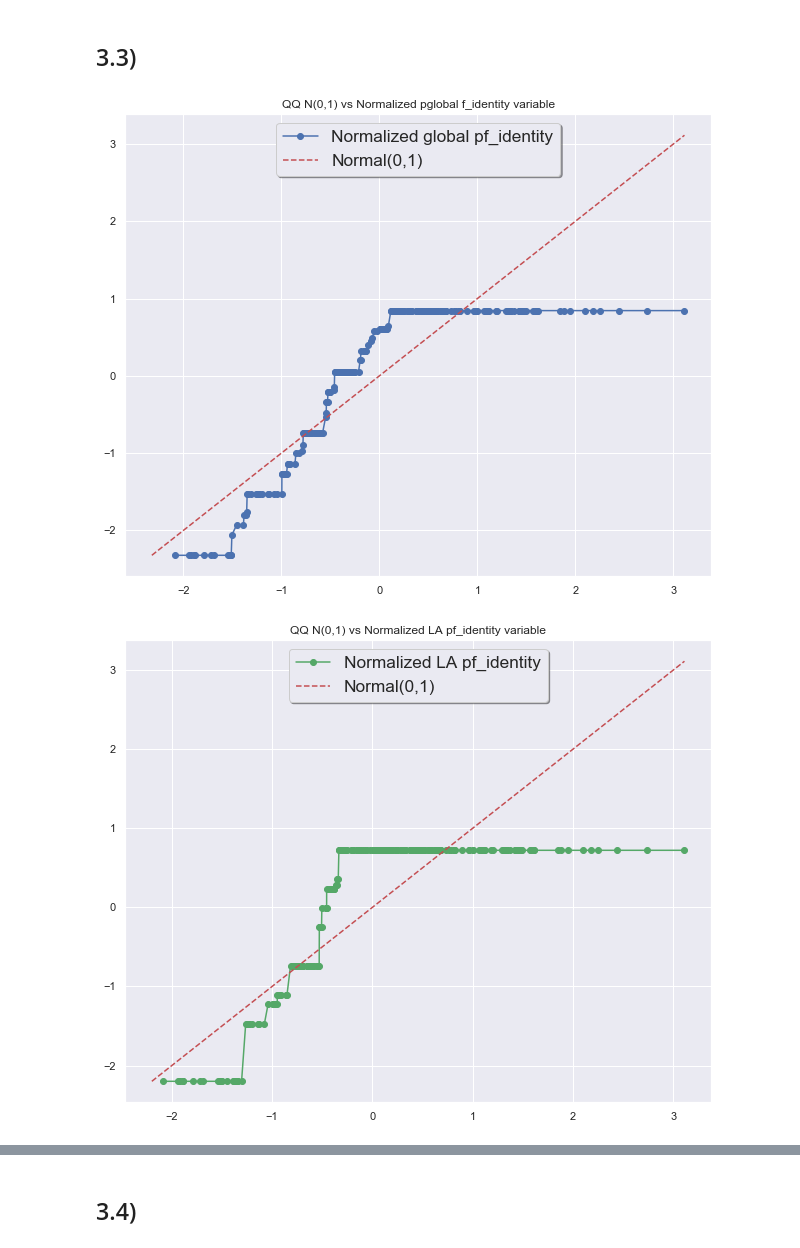
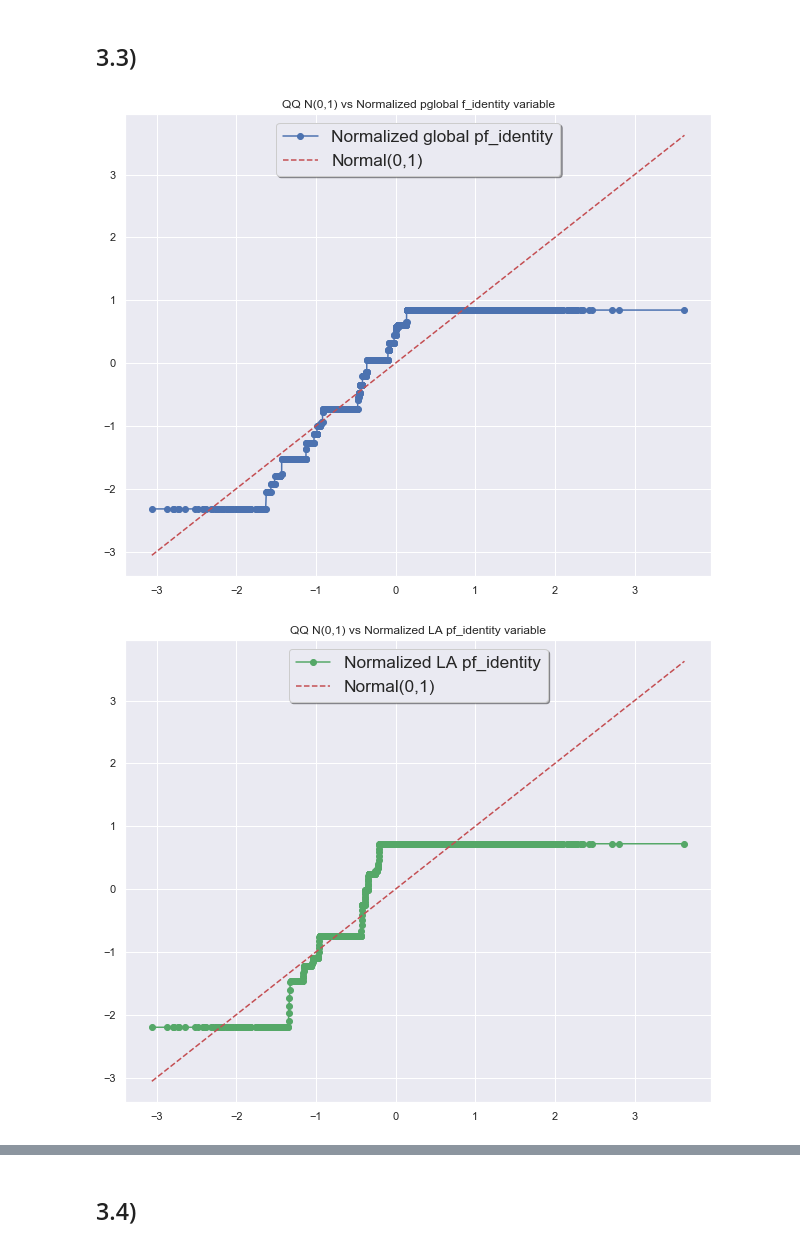
Before and after one commit to lvc0107/diplodatos, a Jupyter notebook: notebooks/practico1.ipynb, the cells around one changed output, grey strips where cells are left out. Cells and saved outputs as stored; diff of their text form; code cells hidden in the pictures.

```diff
--- a/notebooks/practico1.ipynb
+++ b/notebooks/practico1.ipynb
@@ -73,6 +73,7 @@ important_cols += [
     'hf_rank', # Human Freedom (rank)
 ]
 # %%
+dataset = dataset[important_cols]
 dataset[important_cols]
 # %% [output]
 |  | year | ISO_code | countries | region | pf_identity_legal | pf_identity_parental_marriage | pf_identity_parental_divorce | ... |
@@ -433,14 +433,14 @@ que los datos se ajustan a dsitribuciones normales
 # %% [markdown]
 ## 3.2)
 # %%
-clean_dataset = dataset['pf_identity'].dropna()
-normalized_global_pf_identity = (clean_dataset - clean_dataset.mean()) / clean_dataset.std()
+cleaned_global_pf_identity = dataset['pf_identity'].dropna()
+normalized_global_pf_identity = (cleaned_global_pf_identity - cleaned_global_pf_identity.mean()) / cleaned_global_pf_identity.std()
 stats.kstest(normalized_global_pf_identity, 'norm')
 # %% [output]
 KstestResult(statistic=0.23673609609146884, pvalue=2.0004263167944867e-68)
 # %%
-clean_latin_america_dataset = latin_america_data['pf_identity'].dropna()
-normalized_la_pf_identity = (clean_latin_america_dataset - clean_latin_america_dataset.mean()) / clean_latin_america_dataset.std()
+cleaned_LA_pf_identity = latin_america_data['pf_identity'].dropna()
+normalized_la_pf_identity = (cleaned_LA_pf_identity - cleaned_LA_pf_identity.mean()) / cleaned_LA_pf_identity.std()
 stats.kstest(normalized_la_pf_identity, 'norm')
 # %% [output]
 KstestResult(statistic=0.35088781204626546, pvalue=4.8166522633069314e-26)
@@ -470,7 +471,7 @@ pues para todos los casos ninguna de las funciones se asemeja a una campana de G
 import numpy as np
 import matplotlib.pyplot as plt
 
-n = len(normalized_df)
+n = len(normalized_global_pf_identity)
 a = np.random.normal(0, 1, n)
 
 # Normalized global pf_identity
@@ -506,32 +507,32 @@ plt.show()
 
 # Normalized global hf_score
 b = normalized_global_hf_score
 percs = np.linspace(0, 100, n)
 qn_a = np.percentile(a, percs)
 qn_b = np.percentile(b, percs)
 
 plt.plot(qn_a, qn_b, marker="o", label='Normalized global hf_score')
 
 x = np.linspace(np.min((qn_a.min(),qn_b.min())), np.max((qn_a.max(),qn_b.max())))
 plt.plot(x, x, color="r", ls="--",  label='Normal(0,1)')
 legend = plt.legend(loc='upper center', shadow=True, fontsize='x-large')
 plt.title('QQ N(0,1) vs Normalized global hf_score variable')
 plt.show()
 
 
 # Normalized LA hf_score
 b = normalized_la_hf_score
 percs = np.linspace(0, 100, n)
 qn_a = np.percentile(a, percs)
 qn_b = np.percentile(b, percs)
 
 plt.plot(qn_a, qn_b, marker="o", color="g", label='Normalized LA hf_score')
 
 x = np.linspace(np.min((qn_a.min(),qn_b.min())), np.max((qn_a.max(),qn_b.max())))
 plt.plot(x, x, color="r", ls="--",  label='Normal(0,1)')
 legend = plt.legend(loc='upper center', shadow=True, fontsize='x-large')
 plt.title('QQ N(0,1) vs Normalized LA hf_score variable')
 plt.show()
 # %% [output]
-[figure, old version]
+[figure, new version]
-[figure, old version]
+[figure, new version]
```
Also changed, not shown: parts of 14 cells of this notebook.
